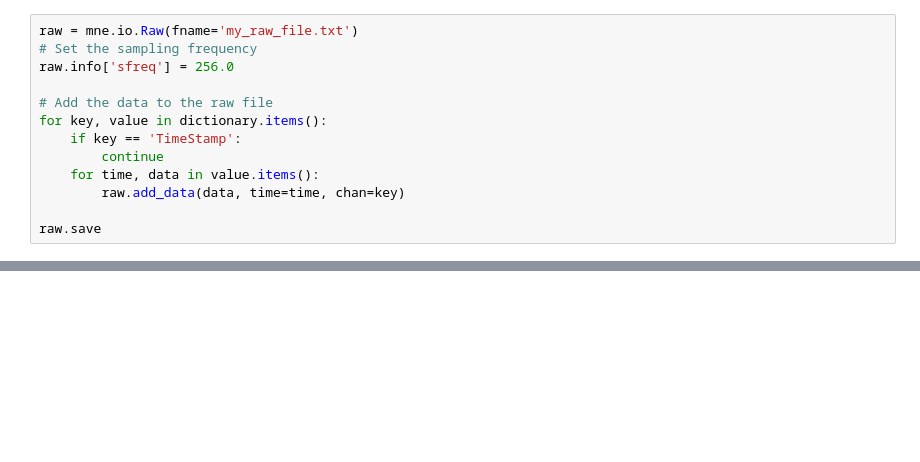
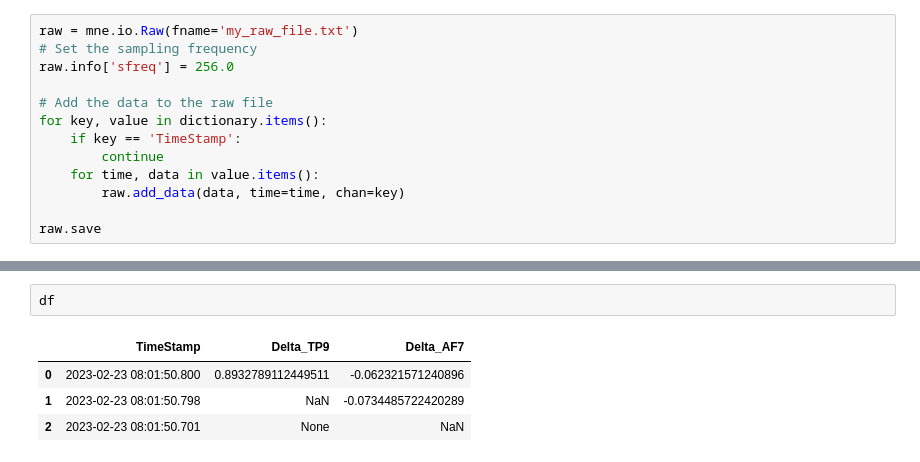
Before and after one commit to travelmail26/codespaces-jupyter-muse, a Jupyter notebook: notebooks/yasat.ipynb, the cells around one changed output, grey strips where cells are left out. Saved outputs shown, nothing was run; the diff lists cells and outputs as text; blank space fills up the shorter version.

```diff
--- a/notebooks/yasat.ipynb
+++ b/notebooks/yasat.ipynb
@@ -290,0 +330,7 @@ raw.save
+# %%
+df
+# %% [output]
+|  | TimeStamp | Delta_TP9 | Delta_AF7 |
+| 0 | 2023-02-23 08:01:50.800 | 0.8932789112449511 | -0.062321571240896 |
+| 1 | 2023-02-23 08:01:50.798 | NaN | -0.0734485722420289 |
+| 2 | 2023-02-23 08:01:50.701 | None | NaN |
```
Also changed, not shown: parts of 10 cells of this notebook, 1 other file.
